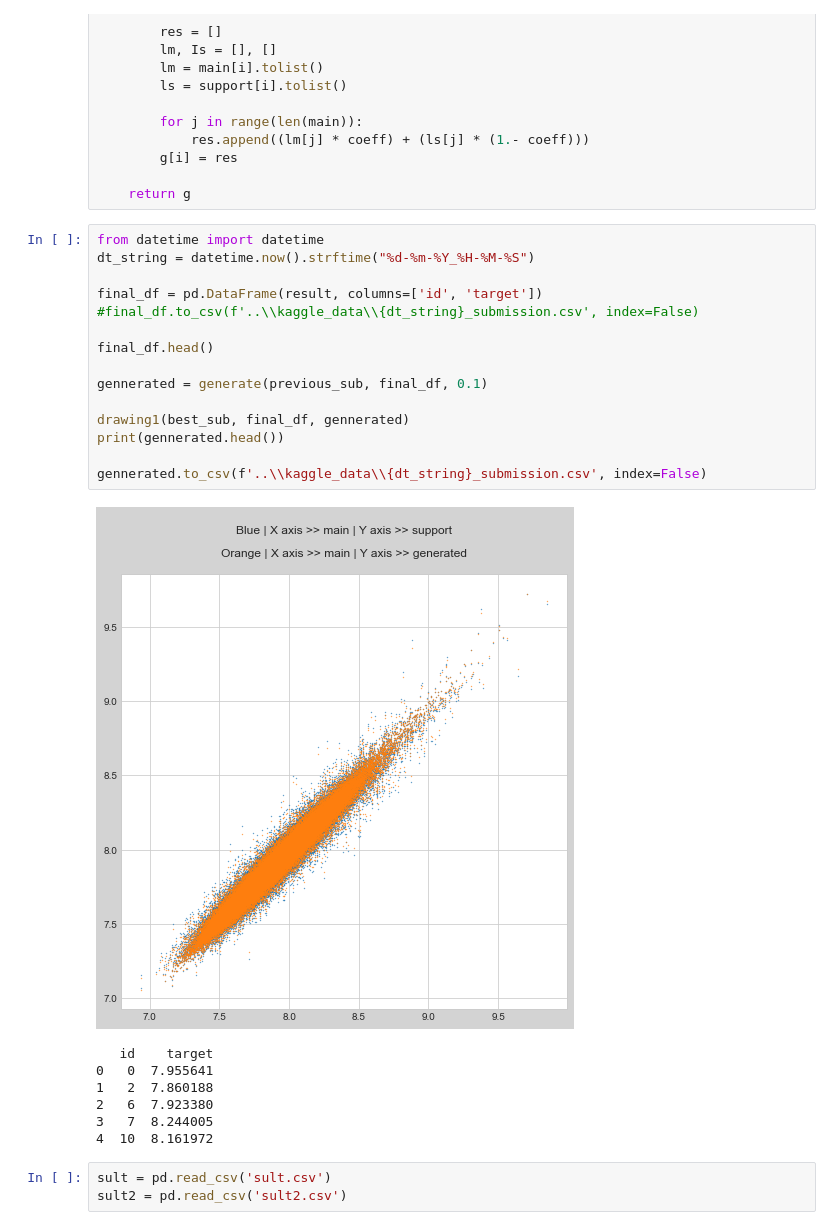
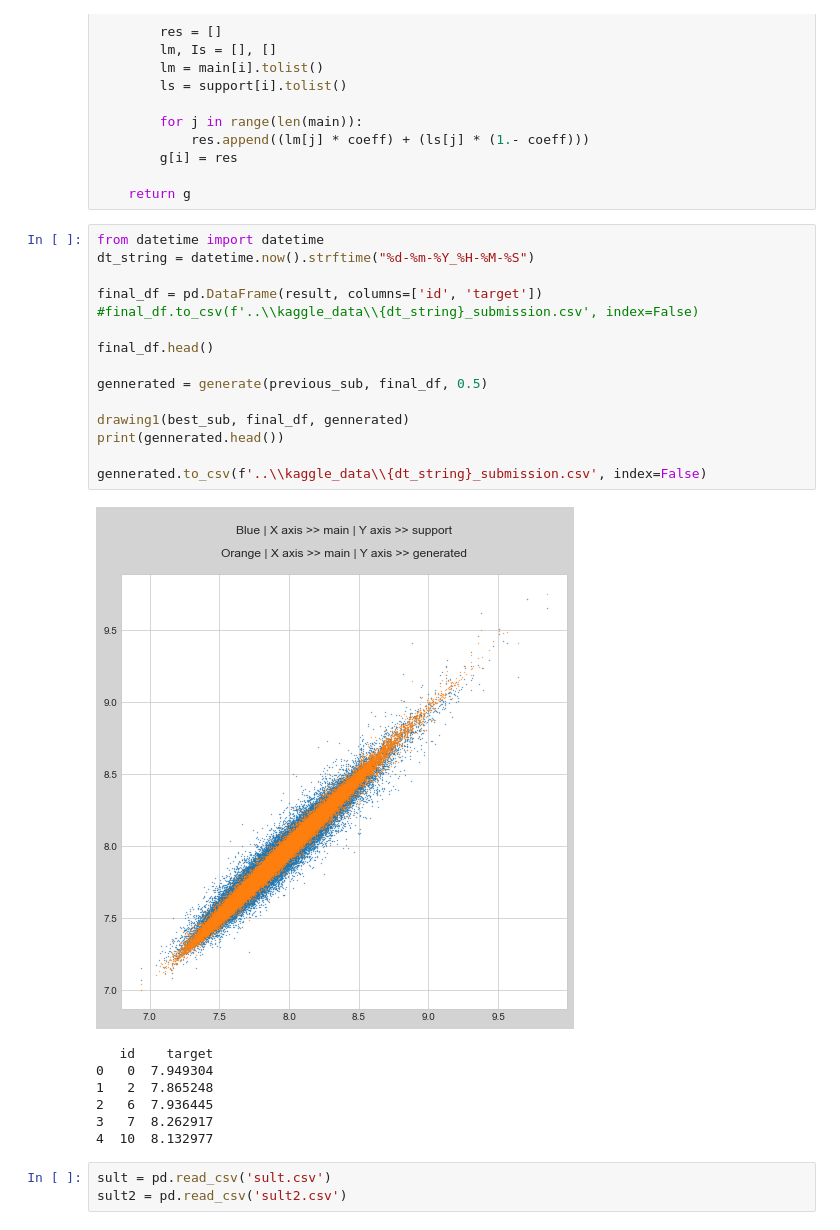
Before and after one commit to darkmatter2222/Kaggle_Tabular_Playground_Series-ML, a Jupyter notebook: Jan-2021/notebooks/CatBoostRegressor.ipynb, the cells around one changed output. Cells and saved outputs as stored; diff of their text form.

```diff
--- a/Jan-2021/notebooks/CatBoostRegressor.ipynb
+++ b/Jan-2021/notebooks/CatBoostRegressor.ipynb
@@ -151,26 +151,26 @@ def generate(main, support, coeff):
 # %%
 from datetime import datetime
 dt_string = datetime.now().strftime("%d-%m-%Y_%H-%M-%S")
 
 final_df = pd.DataFrame(result, columns=['id', 'target'])
 #final_df.to_csv(f'..\\kaggle_data\\{dt_string}_submission.csv', index=False)
 
 final_df.head()
 
-gennerated = generate(previous_sub, final_df, 0.1)
+gennerated = generate(previous_sub, final_df, 0.5)
 
 drawing1(best_sub, final_df, gennerated)
 print(gennerated.head())
 
 gennerated.to_csv(f'..\\kaggle_data\\{dt_string}_submission.csv', index=False)
 # %% [output]
-[figure, old version]
+[figure, new version]
    id    target
-0   0  7.955641
-1   2  7.860188
-2   6  7.923380
-3   7  8.244005
-4  10  8.161972
+0   0  7.949304
+1   2  7.865248
+2   6  7.936445
+3   7  8.262917
+4  10  8.132977
 # %%
 sult = pd.read_csv('sult.csv')
 sult2 = pd.read_csv('sult2.csv')
```
